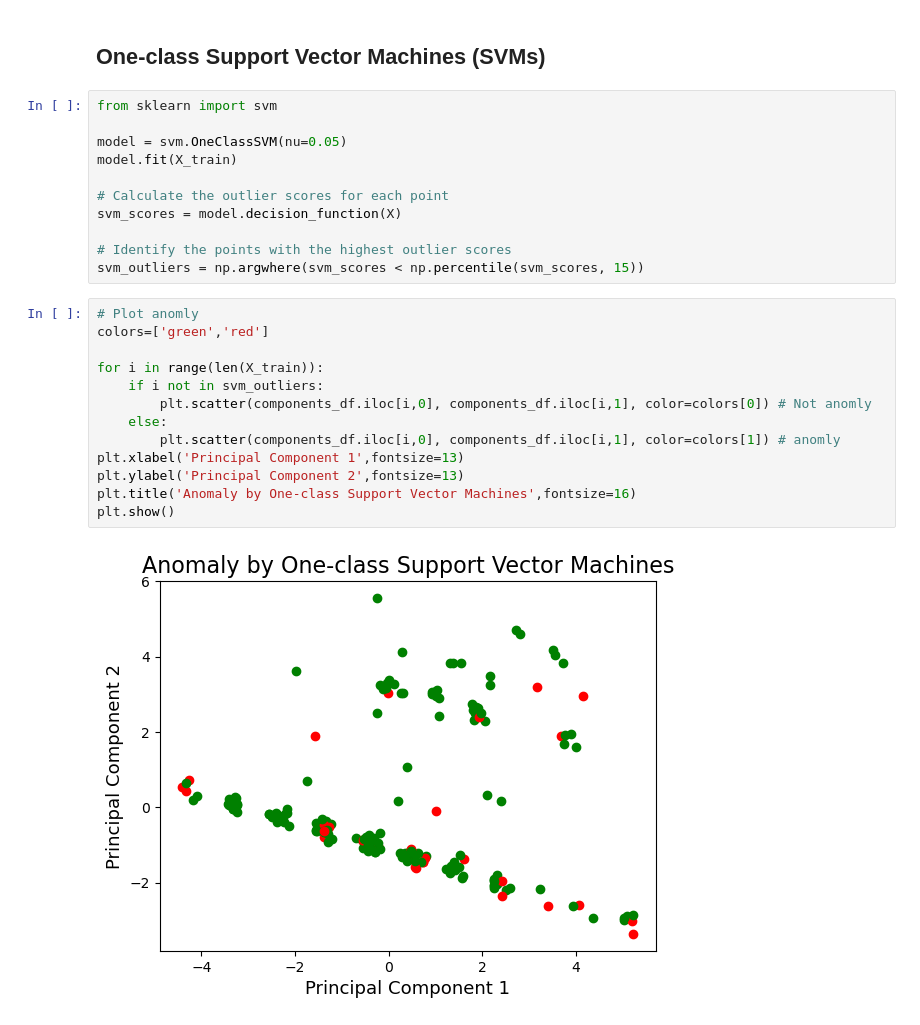
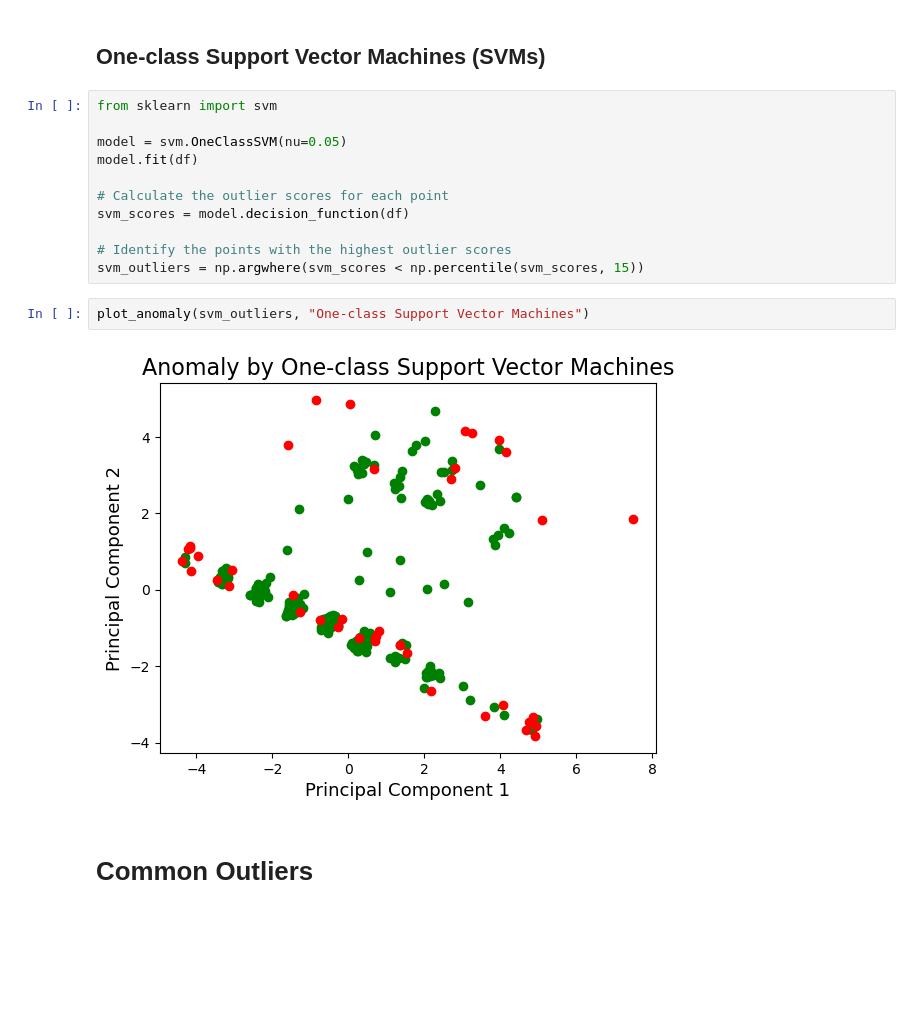
Before and after one commit to j2launay/breast_cancer_analysis, a Jupyter notebook: anomaly_detection.ipynb, the cells around one changed output. Cells and saved outputs as stored; diff of their text form; blank space fills up the shorter version.

```diff
--- a/anomaly_detection.ipynb
+++ b/anomaly_detection.ipynb
@@ -142,27 +126,18 @@ plt.show()
 from sklearn import svm
 
 model = svm.OneClassSVM(nu=0.05)
-model.fit(X_train)
+model.fit(df)
 
 # Calculate the outlier scores for each point
-svm_scores = model.decision_function(X)
+svm_scores = model.decision_function(df)
 
 # Identify the points with the highest outlier scores
 svm_outliers = np.argwhere(svm_scores < np.percentile(svm_scores, 15))
-# %%
-# Plot anomly
-colors=['green','red']
-
-for i in range(len(X_train)):
-    if i not in svm_outliers:
-        plt.scatter(components_df.iloc[i,0], components_df.iloc[i,1], color=colors[0]) # Not anomly
-    else:
-        plt.scatter(components_df.iloc[i,0], components_df.iloc[i,1], color=colors[1]) # anomly
-plt.xlabel('Principal Component 1',fontsize=13)
-plt.ylabel('Principal Component 2',fontsize=13)
-plt.title('Anomaly by One-class Support Vector Machines',fontsize=16)
-plt.show()
-# %% [output]
-[figure, removed]
+# %%
+plot_anomaly(svm_outliers, "One-class Support Vector Machines")
+# %% [output]
+[figure, added]
+# %% [markdown]
+# Common Outliers
 # %%
 common_outliers = np.intersect1d(svm_outliers, ir_outliers)
```
Also changed, not shown: parts of 17 cells of this notebook, 1 other file.
